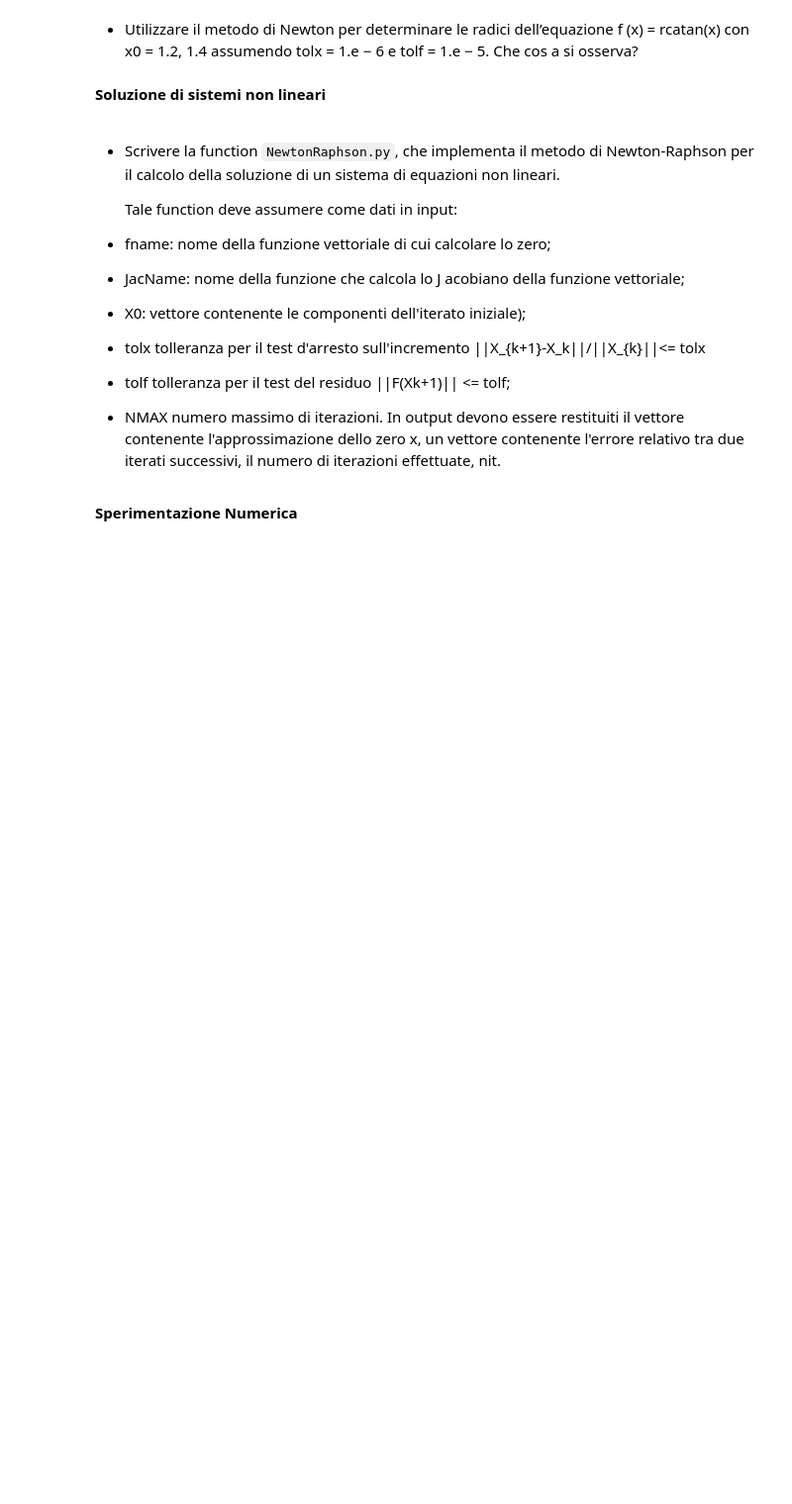
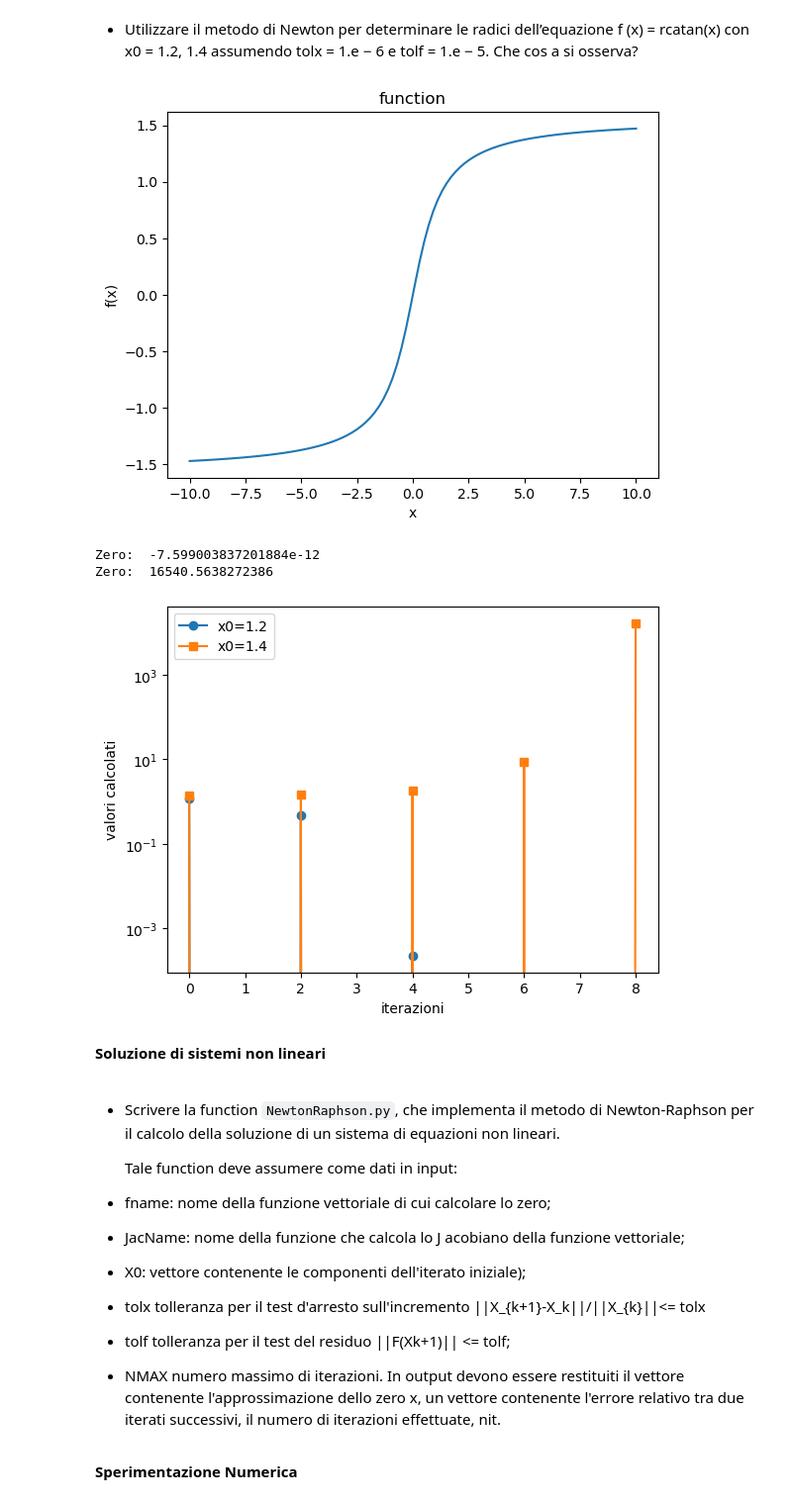
Before and after one commit to FabioFattori/eserciziMetodiNumerici, a Jupyter notebook: esercizi6/Esercitazione_6.ipynb, the cells around one changed output. Shown: that part at 99% size. Drawn from its saved outputs; the diff is of its cells as text; code cells hidden in the pictures; blank space fills up the shorter version.

```diff
--- a/esercizi6/Esercitazione_6.ipynb
+++ b/esercizi6/Esercitazione_6.ipynb
@@ -116,6 +461,46 @@ ottenuti nei due casi, la stima dell’ordine di convergenza p.
 - Utilizzare il metodo di Newton per determinare le radici dell’equazione f (x) =
 rcatan(x) con x0 = 1.2, 1.4 assumendo tolx = 1.e − 6 e tolf = 1.e − 5. Che cos a
 si osserva?
+# %%
+f  = lambda x : np.arctan(x)
+fp = lambda x : 1/(1+x**2)
+
+x0 = 1.2
+tolx = 1.e-6
+tolf = 1.e-5
+
+xx=np.linspace(-10,10,100)
+val=np.array([f(x) for x in xx])
+plt.plot(xx,val)
+plt.ylabel("f(x)")
+plt.xlabel("x")
+plt.title("function")
+plt.show()
+
+res = newton(f,fp,x0,tolf,tolx,100)
+zero = res[0]
+iteration1 = res[1]
+v1 = np.array(res[2])
+print("Zero: ", zero)
+
+x0=1.4
+res = newton(f,fp,x0,tolf,tolx,100)
+zero = res[0]
+iteration2 = res[1]
+print("Zero: ", zero)
+v2 = np.array(res[2])
+
+plt.semilogy(range(iteration1),v1,'-o',label='x0=1.2')
+plt.semilogy(range(iteration2),v2,'-s',label='x0=1.4')
+plt.xlabel("iterazioni")
+plt.ylabel("valori calcolati")
+plt.legend()
+plt.show()
+# %% [output]
+[figure, added]
+Zero:  -7.599003837201884e-12
+Zero:  16540.5638272386
+[figure, added]
 # %% [markdown]
 **Soluzione di sistemi non lineari**
 # %% [markdown]
```
Also changed, not shown: parts of 12 cells of this notebook, 11 other files.
